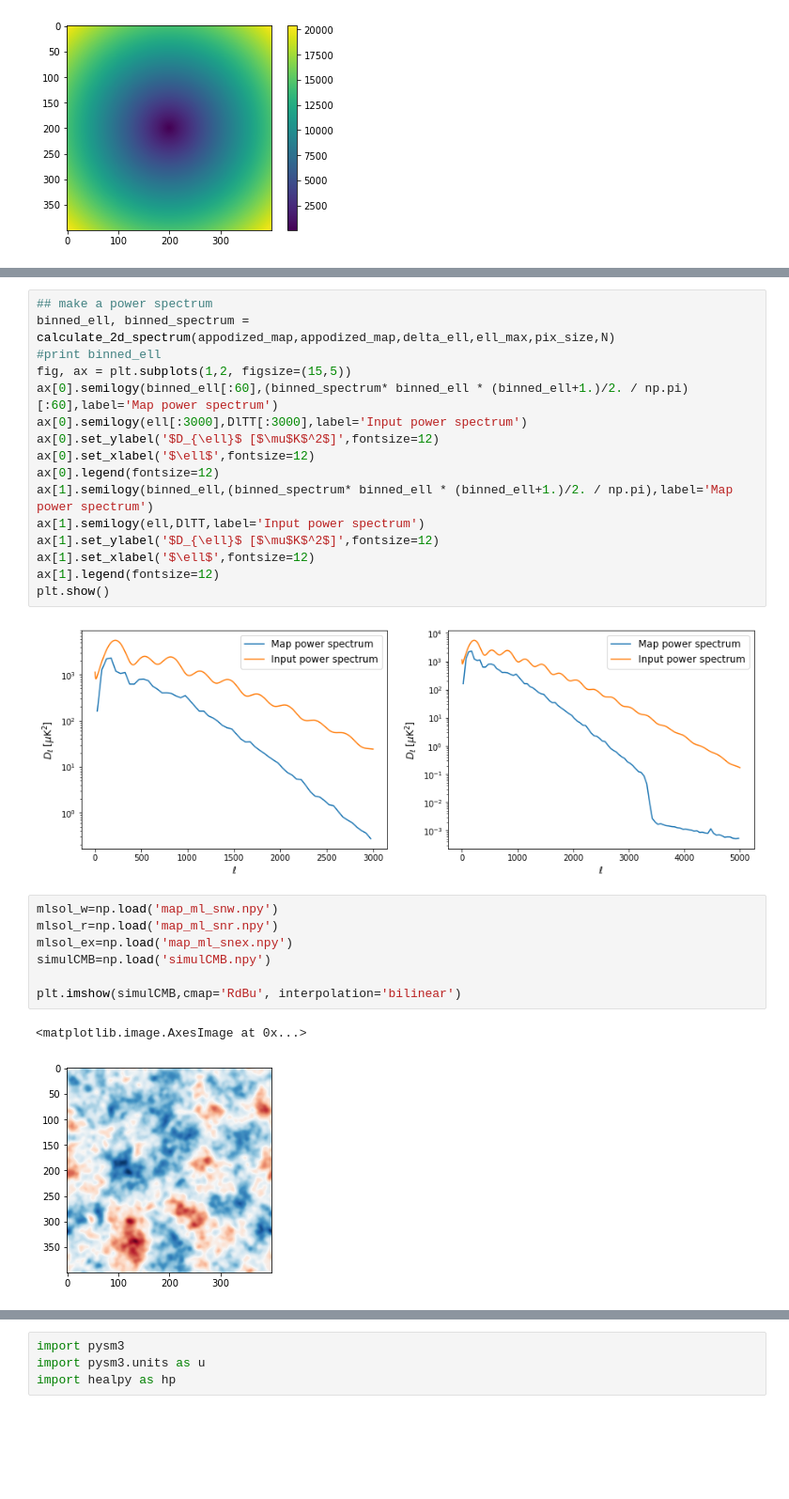
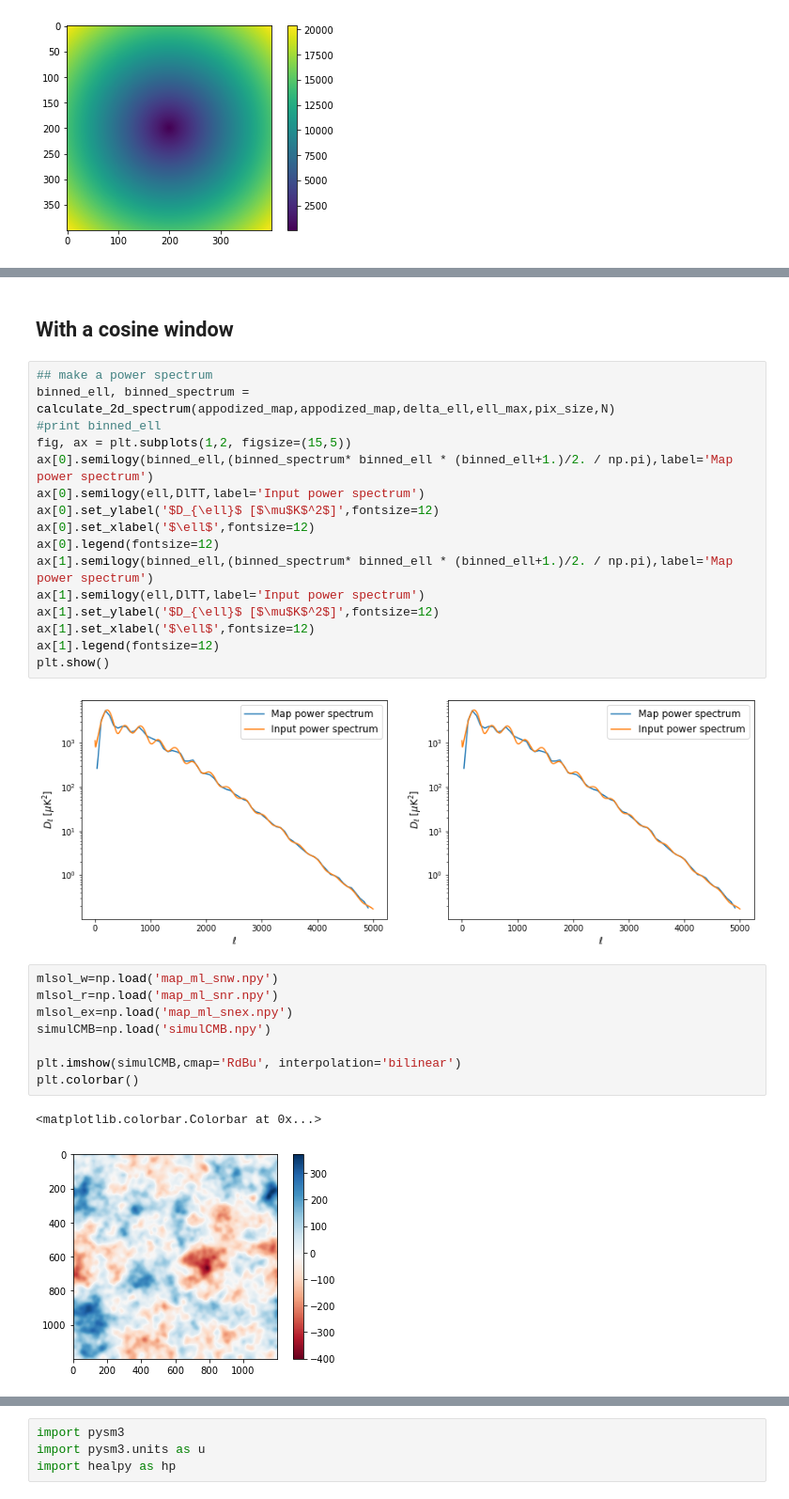
Before and after one commit to alpish0510/ML_mapmaker_project, a Jupyter notebook: new.ipynb, the cells around one changed output, grey strips where cells are left out. Shown at 94% size. Saved outputs shown, nothing was run; the diff lists cells and outputs as text; blank space fills up the shorter version.

```diff
--- a/new.ipynb
+++ b/new.ipynb
@@ -170,10 +173,12 @@ plt.imshow(appodized_map,cmap='RdBu', interpolation='bilinear')
+# %% [markdown]
+## With a cosine window
 # %%
 ## make a power spectrum
 binned_ell, binned_spectrum = calculate_2d_spectrum(appodized_map,appodized_map,delta_ell,ell_max,pix_size,N)
 #print binned_ell
 fig, ax = plt.subplots(1,2, figsize=(15,5))
-ax[0].semilogy(binned_ell[:60],(binned_spectrum* binned_ell * (binned_ell+1.)/2. / np.pi)[:60],label='Map power spectrum')
-ax[0].semilogy(ell[:3000],DlTT[:3000],label='Input power spectrum')
+ax[0].semilogy(binned_ell,(binned_spectrum* binned_ell * (binned_ell+1.)/2. / np.pi),label='Map power spectrum')
+ax[0].semilogy(ell,DlTT,label='Input power spectrum')
 ax[0].set_ylabel('$D_{\ell}$ [$\mu$K$^2$]',fontsize=12)
 ax[0].set_xlabel('$\ell$',fontsize=12)
 ax[0].legend(fontsize=12)
@@ -184,15 +189,16 @@ ax[1].set_xlabel('$\ell$',fontsize=12)
 ax[1].legend(fontsize=12)
 plt.show()
 # %% [output]
-[figure, old version]
+[figure, new version]
 # %%
 mlsol_w=np.load('map_ml_snw.npy')
 mlsol_r=np.load('map_ml_snr.npy')
 mlsol_ex=np.load('map_ml_snex.npy')
 simulCMB=np.load('simulCMB.npy')
 
 plt.imshow(simulCMB,cmap='RdBu', interpolation='bilinear')
+plt.colorbar()
 # %% [output]
-<matplotlib.image.AxesImage at 0x...>
+<matplotlib.colorbar.Colorbar at 0x...>
-[figure, old version]
+[figure, new version]
 # %%
```
Also changed, not shown: parts of 45 cells of this notebook, 1 other file.
